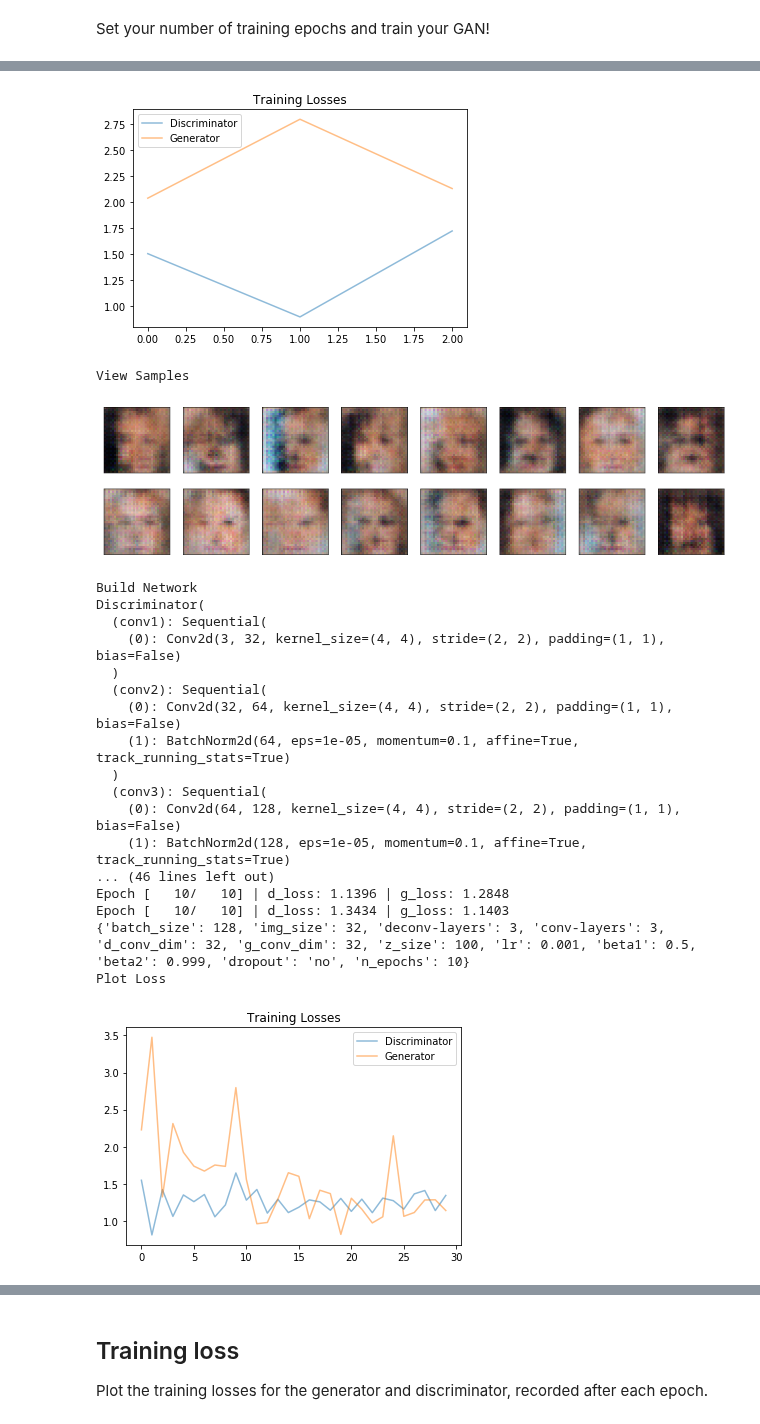
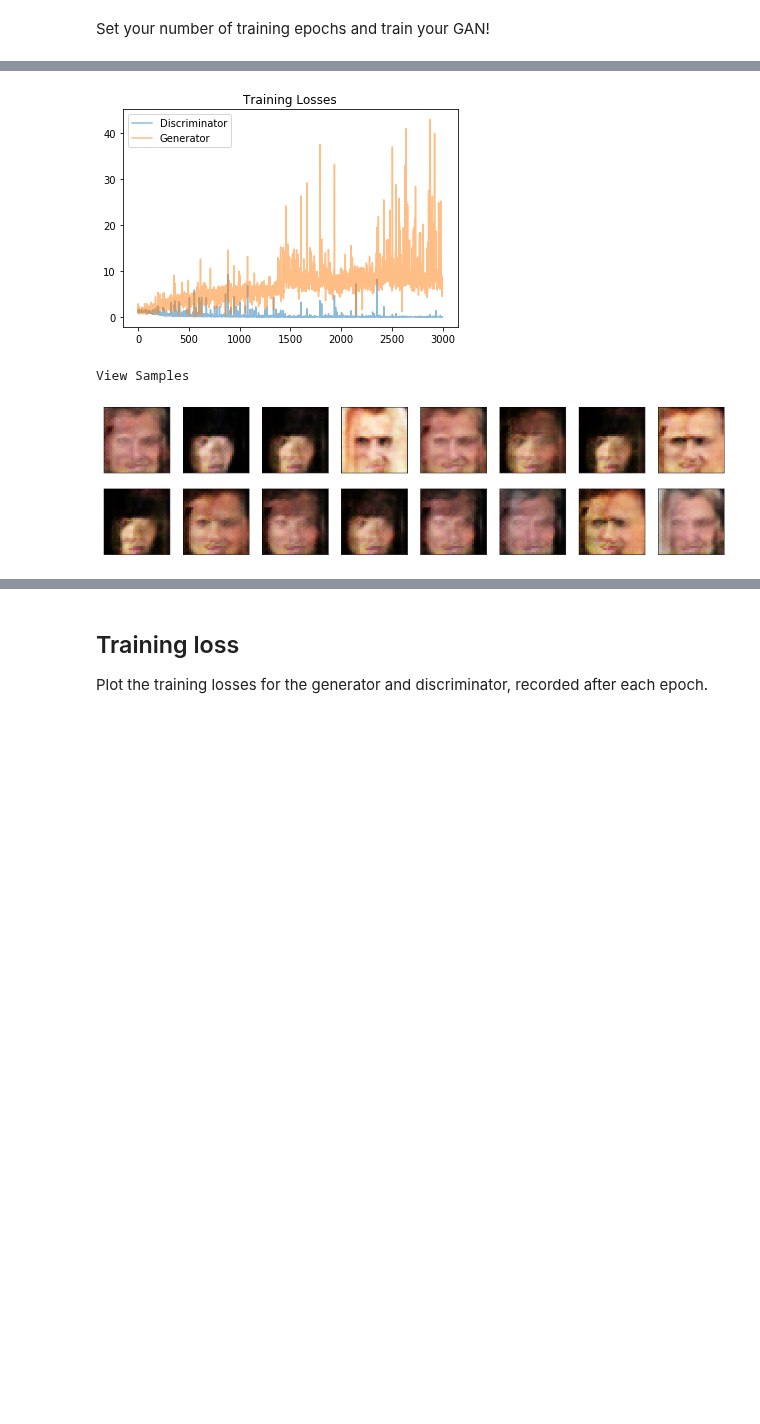
Before and after one commit to ddhartma/Face-Generation-with-DCGANs, a Jupyter notebook: dlnd_face_generation.ipynb, the cells around one changed output, grey strips where cells are left out. Saved outputs shown, nothing was run; the diff lists cells and outputs as text; code cells hidden in the pictures; blank space fills up the shorter version.

Commit message:
test: Test parameters Train6

```diff
--- a/dlnd_face_generation.ipynb
+++ b/dlnd_face_generation.ipynb
@@ -504,7 +504,7 @@ You've been given some code to print out some loss statistics and save some gene
 
 Keep in mind that, if you've moved your models to GPU, you'll also have to move any model inputs to GPU.
 # %%
-train_n = 1
+train_n = 6
 param = 'num_epochs'
 # %%
 def save_data(index, losses):
@@ -692,7 +692,7 @@ def train(D, G, index, n_epochs, print_every=50):
 Set your number of training epochs and train your GAN!
 # %%
 # set number of epochs
-number_epochs = [1, 10, 50, 100, 500]
+number_epochs = [1000]
 
 """
 DON'T MODIFY ANYTHING IN THIS CELL
@@ -736,22 +736,4 @@ Epoch [    1/    1] | d_loss: 1.7241 | g_loss: 2.1323
 Plot Loss
-[figure, old version]
+[figure, new version]
 View Samples
-[figure, old version]
+[figure, new version]
-Build Network
-Discriminator(
-  (conv1): Sequential(
-    (0): Conv2d(3, 32, kernel_size=(4, 4), stride=(2, 2), padding=(1, 1), bias=False)
-  )
-  (conv2): Sequential(
-    (0): Conv2d(32, 64, kernel_size=(4, 4), stride=(2, 2), padding=(1, 1), bias=False)
-    (1): BatchNorm2d(64, eps=1e-05, momentum=0.1, affine=True, track_running_stats=True)
-  )
-  (conv3): Sequential(
-    (0): Conv2d(64, 128, kernel_size=(4, 4), stride=(2, 2), padding=(1, 1), bias=False)
-    (1): BatchNorm2d(128, eps=1e-05, momentum=0.1, affine=True, track_running_stats=True)
-... (46 lines left out)
-Epoch [   10/   10] | d_loss: 1.1396 | g_loss: 1.2848
-Epoch [   10/   10] | d_loss: 1.3434 | g_loss: 1.1403
-{'batch_size': 128, 'img_size': 32, 'deconv-layers': 3, 'conv-layers': 3, 'd_conv_dim': 32, 'g_conv_dim': 32, 'z_size': 100, 'lr': 0.001, 'beta1': 0.5, 'beta2': 0.999, 'dropout': 'no', 'n_epochs': 10}
-Plot Loss
-[figure, removed]
```
Also changed, not shown: parts of 6 cells of this notebook.
